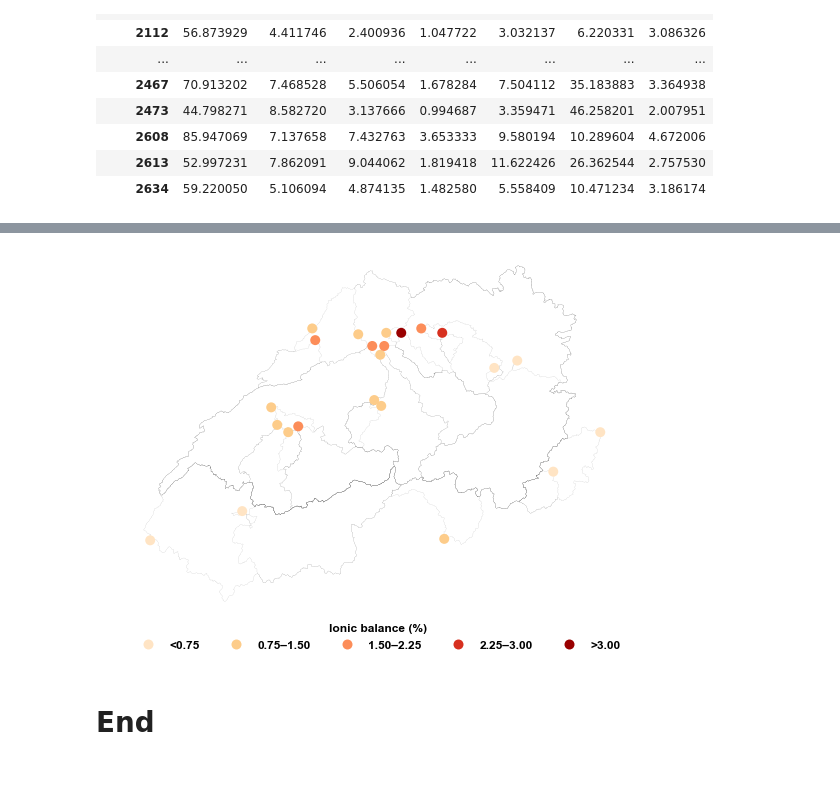
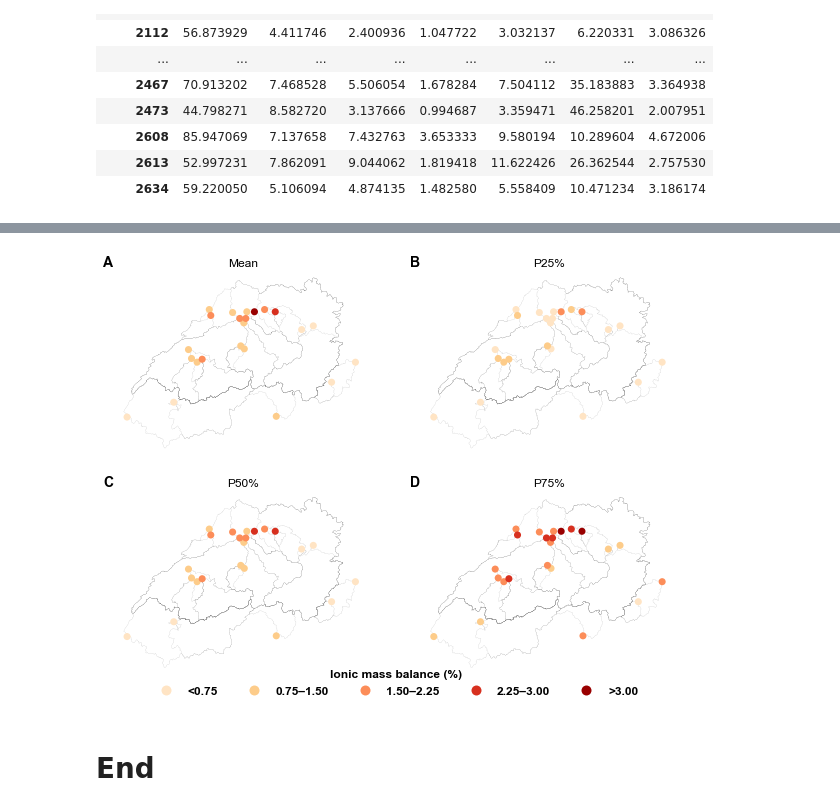
Before and after one commit to thiagovmdon/camels-ch-chem-paper, a Jupyter notebook: code/00_CAMELS_CH_Chem_Technical_Validation.ipynb, the cells around one changed output, grey strips where cells are left out. Cells and saved outputs as stored; diff of their text form; code cells hidden in the pictures; blank space fills up the shorter version.

Commit message:
Important updates in the data derivation

```diff
--- a/code/00_CAMELS_CH_Chem_Technical_Validation.ipynb
+++ b/code/00_CAMELS_CH_Chem_Technical_Validation.ipynb
@@ -744,0 +747,9 @@ plt.show()
+# %%
+# Create GeoDataFrame, specifying the geometry column with Point objects (lon, lat)
+network_camels_ch_chem_gdf = gpd.GeoDataFrame(network_camels_ch_chem, geometry=gpd.points_from_xy(network_camels_ch_chem['gauge_lon'], network_camels_ch_chem['gauge_lat']), crs="EPSG:21781")  # Swiss CH1903/LV03 CRS
+
+# Convert to WGS84 (EPSG:4326)
+network_camels_ch_chem_gdf = network_camels_ch_chem_gdf.to_crs("EPSG:4326")
+
+network_camels_ch_chem_gdf["x_coord"] = network_camels_ch_chem_gdf.geometry.x
+network_camels_ch_chem_gdf["y_coord"] = network_camels_ch_chem_gdf.geometry.y
@@ -3941,7 +4113,7 @@ len(mean_naduf_daily_df[mean_naduf_daily_df["ionic_balance_%"] < 1.5])/23
 # %%
 network_camels_ch_chem_gdf = network_camels_ch_chem.copy()
 network_camels_ch_chem_gdf.set_index("gauge_id", inplace=True)
-network_camels_ch_chem_gdf["ionic_balance"] = mean_naduf_daily_df["ionic_balance_%"]
+network_camels_ch_chem_gdf[["ib_mean",	"25", "50", "75"]] = ionic_balance_nawaf[["ib_mean",	"25", "50", "75"]]
 network_camels_ch_chem_gdf[["lat", "lon"]] = network_camels_ch_chem_gdf[["gauge_lat", "gauge_lon"]]
 # %%
 network_camels_ch_chem_gdf
@@ -3965,4 +4158,4 @@ CAMELS_CH_Chem_catchments = CAMELS_CH_Chem_catchments.to_crs("EPSG:4326")
 # %%
 countries = countries.to_crs("EPSG:4326")
 # %%
-CAMELS_CH_Chem_catchments.set_index("gauge_id", inplace=False).loc[network_camels_ch_chem_gdf[~network_camels_ch_chem_gdf.ionic_balance.isna()].index]
+CAMELS_CH_Chem_catchments_nawaf= CAMELS_CH_Chem_catchments.set_index("gauge_id", inplace=False).loc[network_camels_ch_chem_gdf[~network_camels_ch_chem_gdf["50"].isna()].index]
@@ -4005,60 +4183,75 @@ network_camels_ch_chem_gdf
 # %%
 import math
 # List of variables
-variable_list = ["ionic_balance"]
+variable_list = ["ib_mean",	"25", "50", "75"]
 
 # Create a subplot grid
 num_variables = len(variable_list)
-num_cols = 1
+num_cols = 2
 num_rows = math.ceil(num_variables / num_cols)
 
-fig, axs = plt.subplots(num_rows, num_cols, figsize=(8, 6.3), gridspec_kw={'height_ratios': [1]*num_rows})
+fig, axs = plt.subplots(num_rows, num_cols, figsize=(8.7, 6.3), gridspec_kw={'height_ratios': [1]*num_rows})
 text_subplots = ["ionic_balance"]
 legend_titles = ["A"]
-
+axs = axs.flatten()
 for i, variable in enumerate(variable_list):
 
 
-    CAMELS_CH_Chem_catchments.set_index("gauge_id", inplace=False).loc[network_camels_ch_chem_gdf[~network_camels_ch_chem_gdf.ionic_balance.isna()].index].plot(ax=axs, facecolor='none', edgecolor='black', linewidth=0.05,  alpha=1)
+    CAMELS_CH_Chem_catchments_nawaf.plot(ax=axs[i], facecolor='none', edgecolor='black', linewidth=0.05,  alpha=1)
 
 
 
-    plot_variable_subplot(axs, variable, network_camels_ch_chem_gdf, color_mapping_list, gdf)
-    legend_title = legend_titles[i]
+    plot_variable_subplot(axs[i], variable, network_camels_ch_chem_gdf, color_mapping_list, gdf)
+    #legend_title = legend_titles[i]
 
     #axs.set_title('Ionic balance [%]', loc="left", fontweight="normal", fontsize="10")
 
     #axs[i].set_title(f'({chr(97+i)})', loc="left")  # Add subplot title with letter indexing
-    ch_shapefile.plot(ax=axs, facecolor='none', edgecolor='none', linewidth=0.2)
+    ch_shapefile.plot(ax=axs[i], facecolor='none', edgecolor='none', linewidth=0.2)
     #countries.plot(ax=axs, facecolor='none', edgecolor='black', linewidth=0.2)
 
-    axs.set_xlim(5.5, 11)
-    axs.set_ylim(45.5, 48.1)
+    axs[i].set_xlim(5.5, 11)
+    axs[i].set_ylim(45.5, 48.1)
 
     #river_ch.plot(ax=axs[i], linewidth=0.1)
 
 # Define your categories and colors
 categories = [(-np.inf, 0.75), (0.75, 1.5), (1.5, 2.25), (2.25, 3.0), (3.0, np.inf)]
 labels = ['<0.75', '0.75–1.50', '1.50–2.25', '2.25–3.00', '>3.00']
 colors = ['bisque', '#fdcc8a', '#fc8d59', '#d7301f', '#990000']
 
 legend_elements = [
     Line2D([0], [0], marker='o', color='w', label=label,
            markerfacecolor=color, markersize=10, markeredgecolor='none')
     for label, color in zip(labels, colors)
 ]
 
-fig.legend(handles=legend_elements, title='Ionic balance (%)',
-           loc='lower center', bbox_to_anchor=(0.5, 0.025), frameon=False, ncol=len(labels))
+
+fig.legend(handles=legend_elements, title='Ionic mass balance (%)',
+           loc='lower center', bbox_to_anchor=(0.5, -0.02), frameon=False, ncol=len(labels))
+
+
+axs[0].set_title('A', loc="left", fontweight="bold", fontsize="14")
+axs[0].set_title('Mean', loc="center", fontweight="normal", fontsize="12")
+
+axs[1].set_title('B', loc="left", fontweight="bold", fontsize="14")
+axs[1].set_title('P25%', loc="center", fontweight="normal", fontsize="12")
+
+axs[2].set_title('C', loc="left", fontweight="bold", fontsize="14")
+axs[2].set_title('P50%', loc="center", fontweight="normal", fontsize="12")
+
+axs[3].set_title('D', loc="left", fontweight="bold", fontsize="14")
+axs[3].set_title('P75%', loc="center", fontweight="normal", fontsize="12")
+
 
 # Adjust layout and remove space between subplots
 plt.tight_layout()
 
 fig.savefig(r'results\figs\fig_ionicbalance.png', dpi=300, bbox_inches='tight')
 
 # Save or display the plot
 plt.show()
 # %% [output]
-[figure, old version]
+[figure, new version]
 # %% [markdown]
 # End
```
Also changed, not shown: parts of 24 cells of this notebook, 3 other files.
